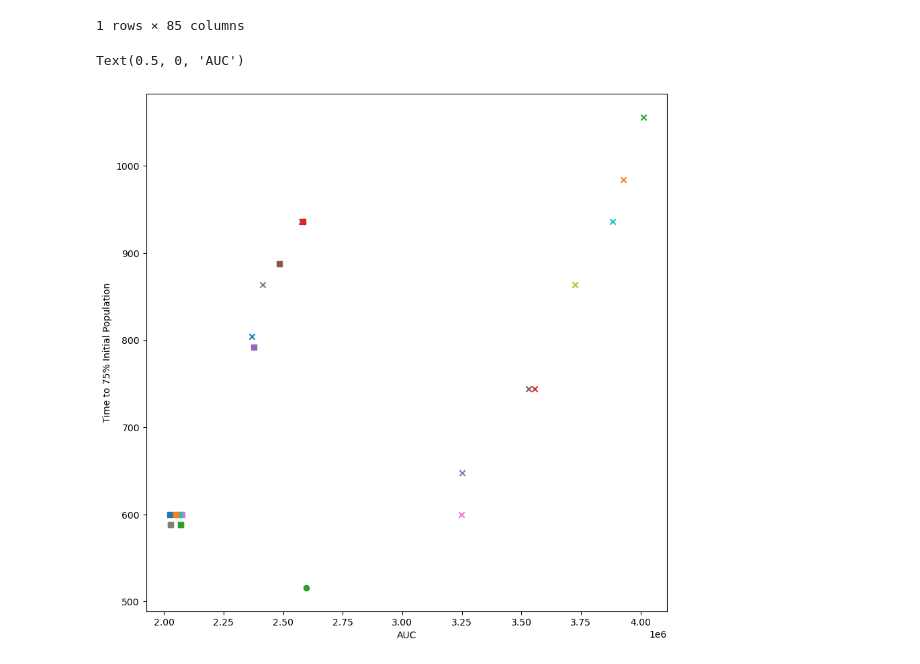
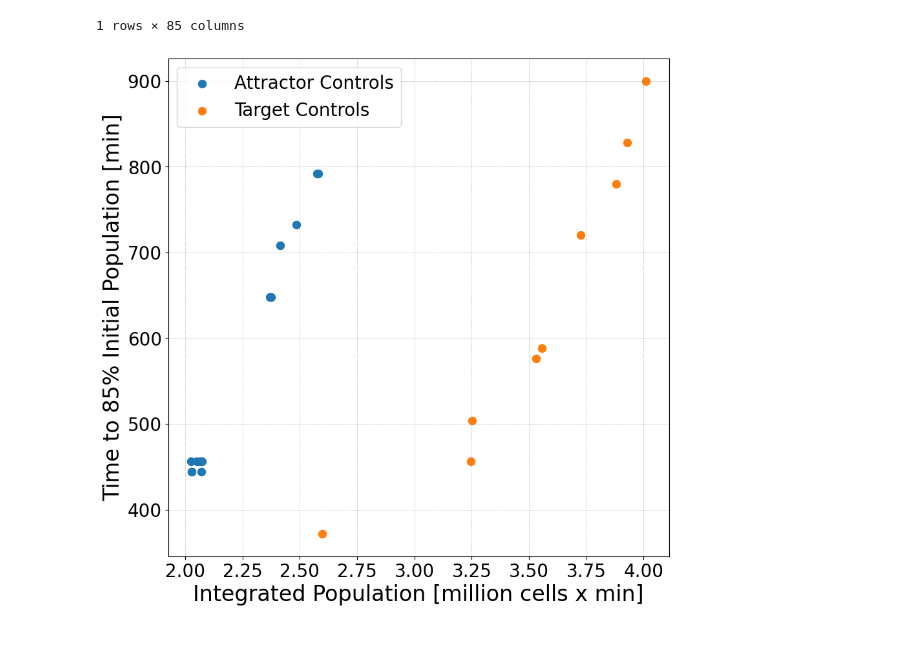
Before and after one commit to johnmetzcar/PhysiLab, a Jupyter notebook: scripts/network_distances.ipynb, the cells around one changed output. Drawn from its saved outputs; the diff is of its cells as text; code cells hidden in the pictures.

```diff
--- a/scripts/network_distances.ipynb
+++ b/scripts/network_distances.ipynb
@@ -255,28 +266,48 @@ df
 # %%
 fig, ax = plt.subplots(1, 1, figsize=(10, 10))
 time_col = df.columns[0]
+x1vals = []
+x2vals = []
+y1vals = []
+y2vals = []
 for col in df.columns[1:]:
     vals = df[col].to_numpy()[0]
     t = df[time_col].to_numpy()[0]
     auc = trapezoid(vals, x=t)
-    pop_ref = 1500 * 0.75
+    pop_ref = 1500 * 0.85
 
     if col[-1] == "3":
         try:
             t_ref = t[min([i for i, x in enumerate(vals) if x < pop_ref])]
         except:
             continue
-        if col[0:2] == "EG":
-            marker = "x"
-        elif col[0:2] == "SM":
-            marker = "s"
+        # if col[0:2] == "EG":
+        #     marker = "x"
+        # elif col[0:2] == "SM":
+        #     marker = "s"
+        # else:
+        #     marker = "o"
+        for s in ["Ceramide", "SPHK1", "S1P", "PDGFR"]:
+            if s in col:
+                x1vals.append(auc*1e-6)
+                y1vals.append(t_ref)
+                break
         else:
-            marker = "o"
-        ax.scatter(auc, t_ref, label=col, marker=marker)
+            x2vals.append(auc*1e-6)
+            y2vals.append(t_ref)
 
 
-ax.set_ylabel("Time to 75% Initial Population")
-ax.set_xlabel("AUC")
+
+ax.scatter(x1vals, y1vals, c="#1f77b4", marker="o", s=75, label="Attractor Controls")
+ax.scatter(x2vals, y2vals, c="#ff7f0e", marker="o", s=75, label="Target Controls")
+
+
+
+ax.set_ylabel("Time to 85% Initial Population [min]", fontsize=24)
+ax.set_xlabel("Integrated Population [million cells x min]", fontsize=24)
+ax.grid(color='grey', alpha=0.5, linestyle='dashed', linewidth=0.5)
+ax.tick_params(labelsize=20)
+ax.legend(fontsize=20)
+fig.savefig("motif_contrast.png", dpi=300, bbox_inches="tight")
 # %% [output]
-Text(0.5, 0, 'AUC')
-[figure, old version]
+[figure, new version]
```
Also changed, not shown: parts of 4 cells of this notebook.
